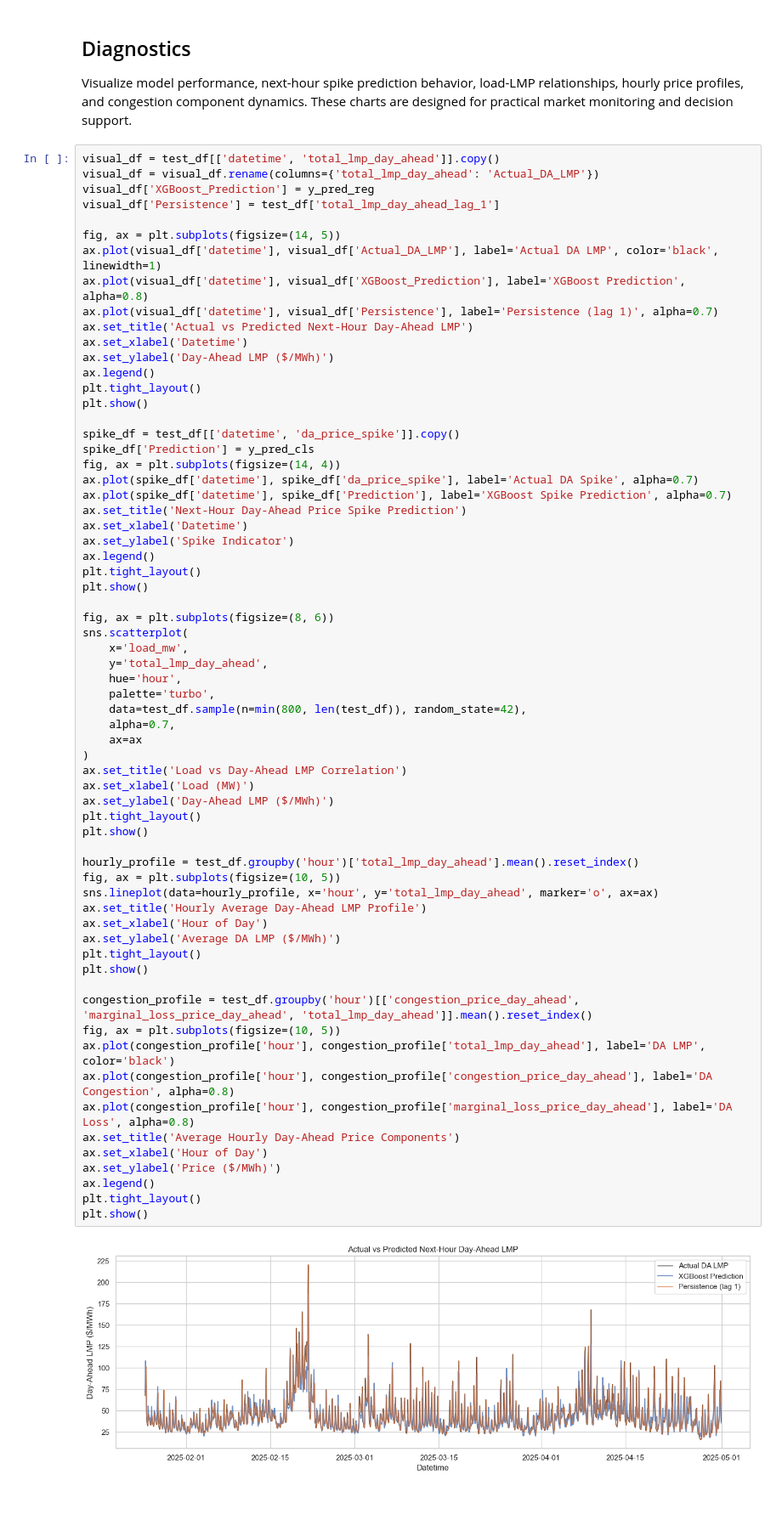
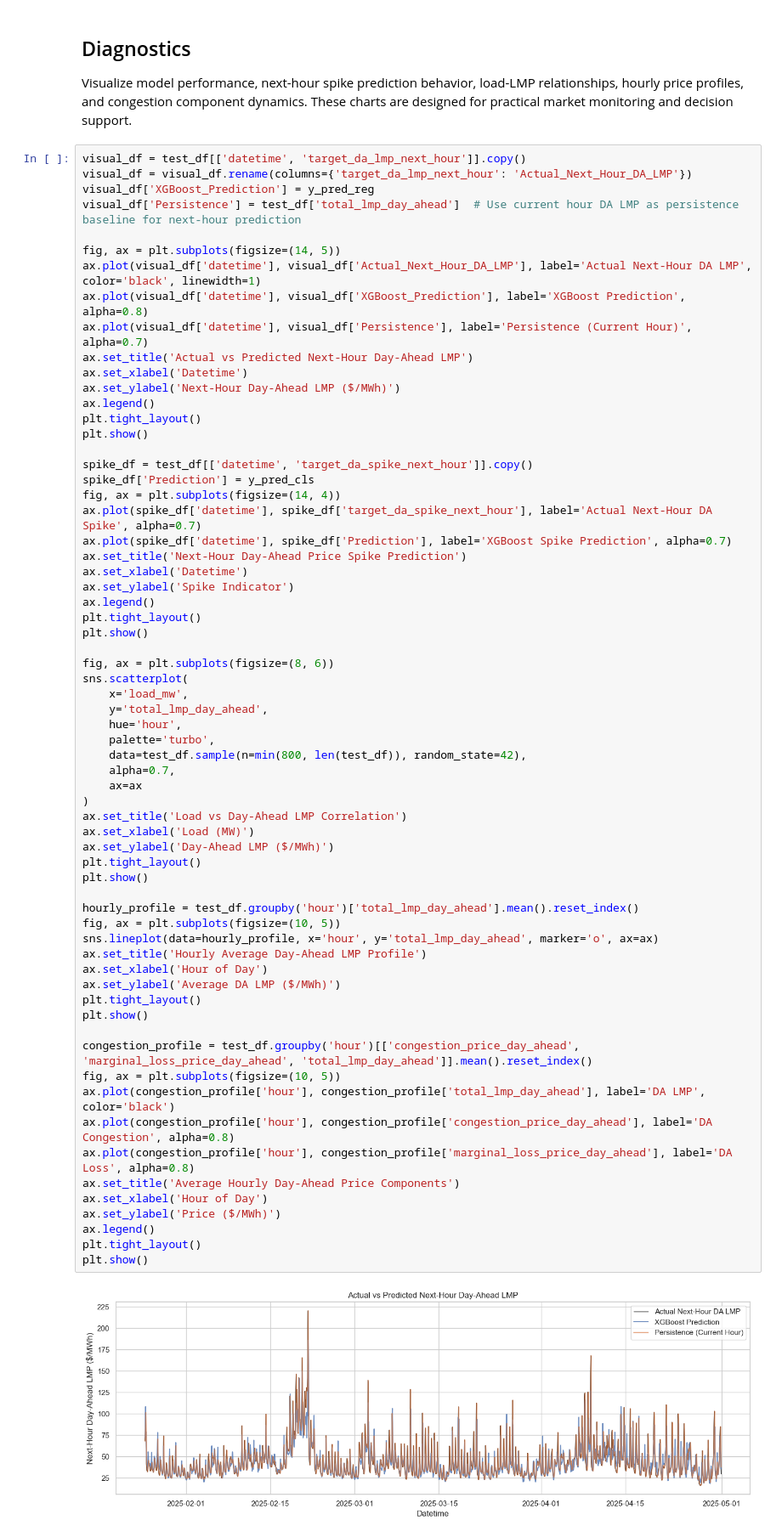
Before and after one commit to Sophie-WZR/pjm-energy-market-forecasting, a Jupyter notebook: notebooks/pjm_lmp_market_forecasting.ipynb, the cells around one changed output. Shown at 85% size. Saved outputs shown, nothing was run; the diff lists cells and outputs as text; blank space fills up the shorter version.

Commit message:
Fix diagnostics: align targets in Actual vs Predicted and Spike plots

```diff
--- a/notebooks/pjm_lmp_market_forecasting.ipynb
+++ b/notebooks/pjm_lmp_market_forecasting.ipynb
@@ -402,26 +402,26 @@ shap is not installed in this environment. Install shap to generate SHAP interpr
 
 Visualize model performance, next-hour spike prediction behavior, load-LMP relationships, hourly price profiles, and congestion component dynamics. These charts are designed for practical market monitoring and decision support.
 # %%
-visual_df = test_df[['datetime', 'total_lmp_day_ahead']].copy()
-visual_df = visual_df.rename(columns={'total_lmp_day_ahead': 'Actual_DA_LMP'})
+visual_df = test_df[['datetime', 'target_da_lmp_next_hour']].copy()
+visual_df = visual_df.rename(columns={'target_da_lmp_next_hour': 'Actual_Next_Hour_DA_LMP'})
 visual_df['XGBoost_Prediction'] = y_pred_reg
-visual_df['Persistence'] = test_df['total_lmp_day_ahead_lag_1']
+visual_df['Persistence'] = test_df['total_lmp_day_ahead']  # Use current hour DA LMP as persistence baseline for next-hour prediction
 
 fig, ax = plt.subplots(figsize=(14, 5))
-ax.plot(visual_df['datetime'], visual_df['Actual_DA_LMP'], label='Actual DA LMP', color='black', linewidth=1)
+ax.plot(visual_df['datetime'], visual_df['Actual_Next_Hour_DA_LMP'], label='Actual Next-Hour DA LMP', color='black', linewidth=1)
 ax.plot(visual_df['datetime'], visual_df['XGBoost_Prediction'], label='XGBoost Prediction', alpha=0.8)
-ax.plot(visual_df['datetime'], visual_df['Persistence'], label='Persistence (lag 1)', alpha=0.7)
+ax.plot(visual_df['datetime'], visual_df['Persistence'], label='Persistence (Current Hour)', alpha=0.7)
 ax.set_title('Actual vs Predicted Next-Hour Day-Ahead LMP')
 ax.set_xlabel('Datetime')
-ax.set_ylabel('Day-Ahead LMP ($/MWh)')
+ax.set_ylabel('Next-Hour Day-Ahead LMP ($/MWh)')
 ax.legend()
 plt.tight_layout()
 plt.show()
 
-spike_df = test_df[['datetime', 'da_price_spike']].copy()
+spike_df = test_df[['datetime', 'target_da_spike_next_hour']].copy()
 spike_df['Prediction'] = y_pred_cls
 fig, ax = plt.subplots(figsize=(14, 4))
-ax.plot(spike_df['datetime'], spike_df['da_price_spike'], label='Actual DA Spike', alpha=0.7)
+ax.plot(spike_df['datetime'], spike_df['target_da_spike_next_hour'], label='Actual Next-Hour DA Spike', alpha=0.7)
 ax.plot(spike_df['datetime'], spike_df['Prediction'], label='XGBoost Spike Prediction', alpha=0.7)
 ax.set_title('Next-Hour Day-Ahead Price Spike Prediction')
 ax.set_xlabel('Datetime')
@@ -440,31 +440,31 @@ sns.scatterplot(
     alpha=0.7,
     ax=ax
 )
 ax.set_title('Load vs Day-Ahead LMP Correlation')
 ax.set_xlabel('Load (MW)')
 ax.set_ylabel('Day-Ahead LMP ($/MWh)')
 plt.tight_layout()
 plt.show()
 
 hourly_profile = test_df.groupby('hour')['total_lmp_day_ahead'].mean().reset_index()
 fig, ax = plt.subplots(figsize=(10, 5))
 sns.lineplot(data=hourly_profile, x='hour', y='total_lmp_day_ahead', marker='o', ax=ax)
 ax.set_title('Hourly Average Day-Ahead LMP Profile')
 ax.set_xlabel('Hour of Day')
 ax.set_ylabel('Average DA LMP ($/MWh)')
 plt.tight_layout()
 plt.show()
 
 congestion_profile = test_df.groupby('hour')[['congestion_price_day_ahead', 'marginal_loss_price_day_ahead', 'total_lmp_day_ahead']].mean().reset_index()
 fig, ax = plt.subplots(figsize=(10, 5))
 ax.plot(congestion_profile['hour'], congestion_profile['total_lmp_day_ahead'], label='DA LMP', color='black')
 ax.plot(congestion_profile['hour'], congestion_profile['congestion_price_day_ahead'], label='DA Congestion', alpha=0.8)
 ax.plot(congestion_profile['hour'], congestion_profile['marginal_loss_price_day_ahead'], label='DA Loss', alpha=0.8)
 ax.set_title('Average Hourly Day-Ahead Price Components')
 ax.set_xlabel('Hour of Day')
 ax.set_ylabel('Price ($/MWh)')
 ax.legend()
 plt.tight_layout()
 plt.show()
 # %% [output]
-[figure, old version]
+[figure, new version]
```
Also changed, not shown: parts of 3 cells of this notebook.
